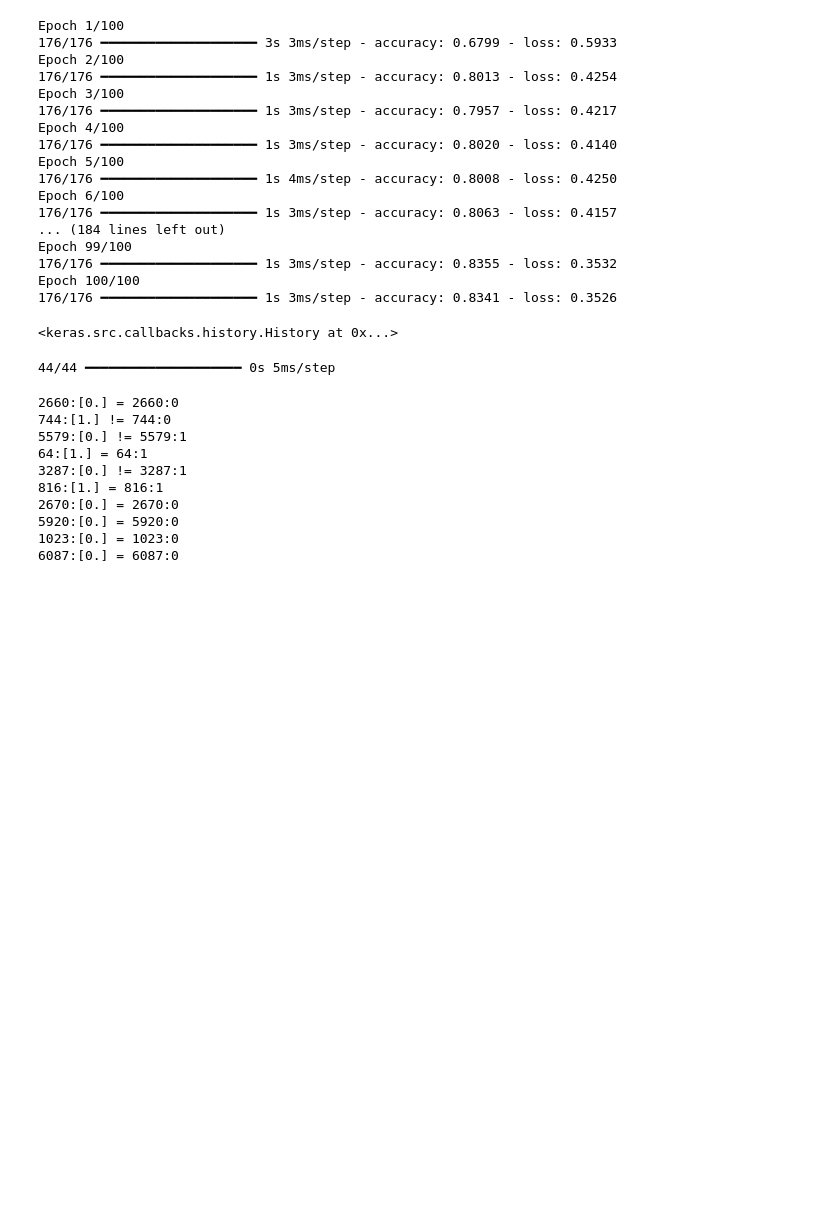
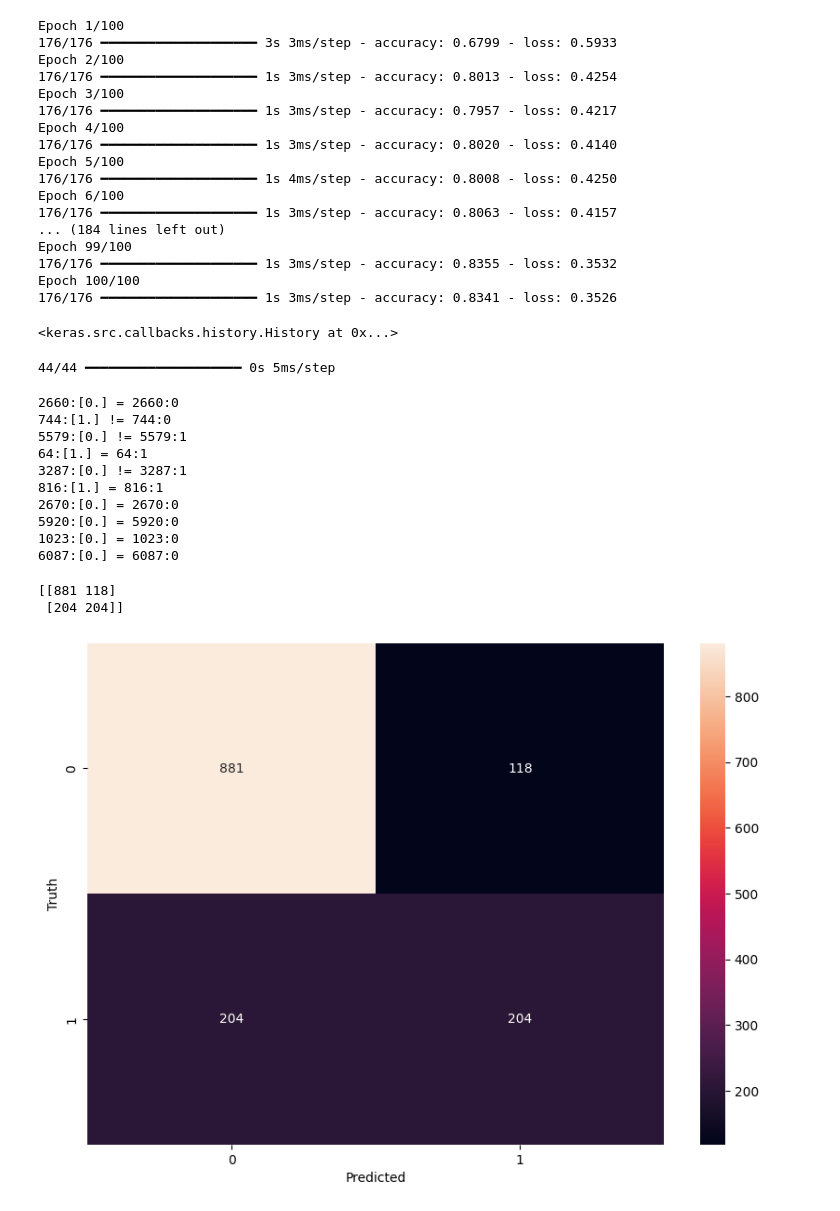
Before and after one commit to waleedexe/tensor, a Jupyter notebook: churn/customer_churn.ipynb, the cells around one changed output. Cells and saved outputs as stored; diff of their text form; code cells hidden in the pictures; blank space fills up the shorter version.

```diff
--- a/churn/churn.ipynb
+++ b/churn/customer_churn.ipynb
@@ -99,3 +99,18 @@ for i in range(samples):
 5920:[0.] = 5920:0
 1023:[0.] = 1023:0
 6087:[0.] = 6087:0
+# %%
+from sklearn.metrics import confusion_matrix, classification_report
+import seaborn as sn
+
+print(confusion_matrix(y_test, np.round(predictions)))
+
+plt.figure(figsize=(10, 7))
+sn.heatmap(confusion_matrix(y_test, np.round(predictions)), annot=True, fmt='d')
+plt.xlabel('Predicted')
+plt.ylabel('Truth')
+plt.show()
+# %% [output]
+[[881 118]
+ [204 204]]
+[figure, added]
```
Also changed, not shown: 2 other files.
